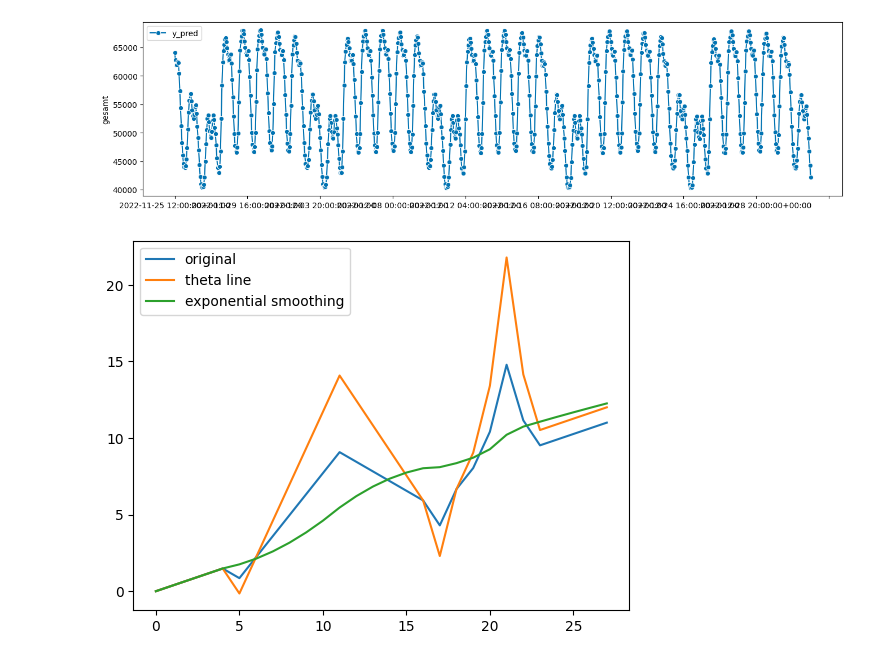
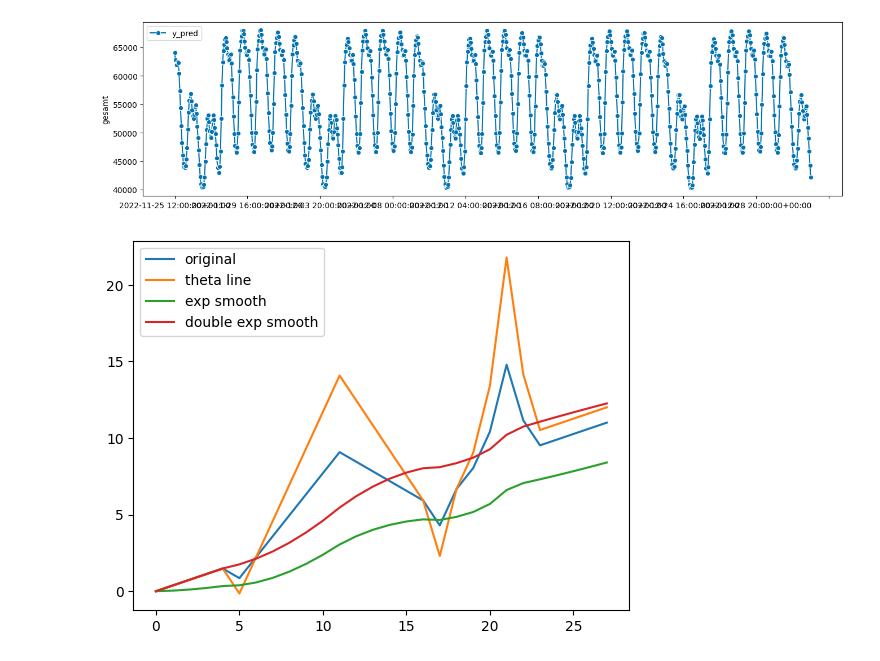
Before and after one commit to hikotei/2023_11-PTSFC, a Jupyter notebook: Energy/2023_12_28 expo smooth, theta.ipynb, the cells around one changed output. Drawn from its saved outputs; the diff is of its cells as text; code cells hidden in the pictures.

```diff
--- a/Energy/2023_12_28 expo smooth, theta.ipynb
+++ b/Energy/2023_12_28 expo smooth, theta.ipynb
@@ -148,33 +148,34 @@ s[0]    = y[0]
 for i in range(1, len(y)):
     s[i] = alpha * y[i] + (1-alpha) * s[i-1]
 
 # = = = = = = = = = = = = =
 # Double Exponential Smoothing
 # s_0 = x_0
 # b_0 = x_1 - x_0
 # s_t = alpha * x_t + (1-alpha) * (s_t-1 + b_t-1)
 # b_t = beta * (s_t - s_t-1) + (1-beta) * b_t-1
 
 alpha   = 0.1
 beta    = 0.1
 
 s_2     = np.zeros(len(y))
 b       = np.zeros(len(y))
 s[0]    = y[0]
 b[0]    = y[1] - y[0]
 
 for i in range(1, len(y)):
     s_2[i] = alpha * y[i] + (1-alpha) * (s_2[i-1] + b[i-1])
-    b[i] = beta * (s[i] - s[i-1]) + (1-beta) * b[i-1]
+    b[i] = beta * (s_2[i] - s_2[i-1]) + (1-beta) * b[i-1]
 
 # = = = = = = = = = = = = =
 # Plot
 
 plt.plot(y, label='original')
 plt.plot(theta_line, label='theta line')
-plt.plot(s, label='exponential smoothing')
+plt.plot(s, label='exp smooth')
+plt.plot(s_2, label='double exp smooth')
 
 plt.legend()
 plt.show()
 # %% [output]
-[figure, old version]
+[figure, new version]
```
